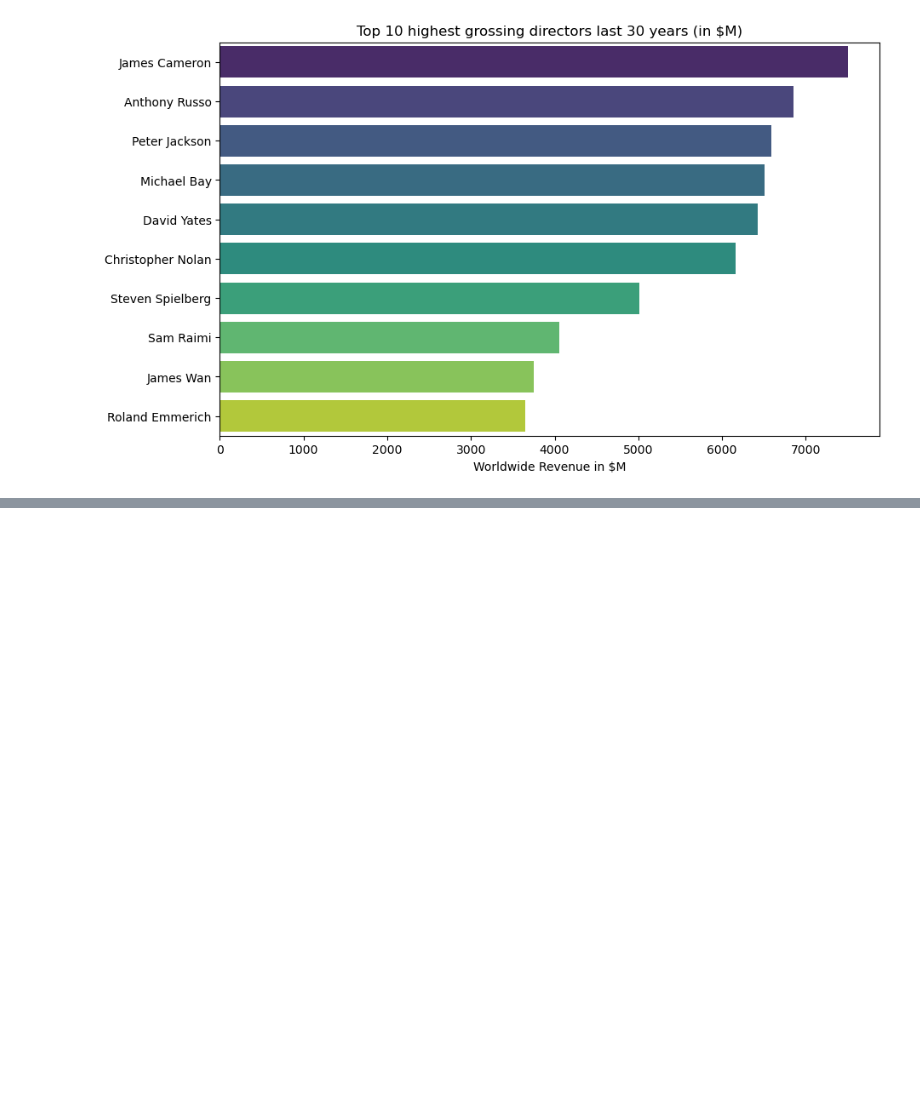
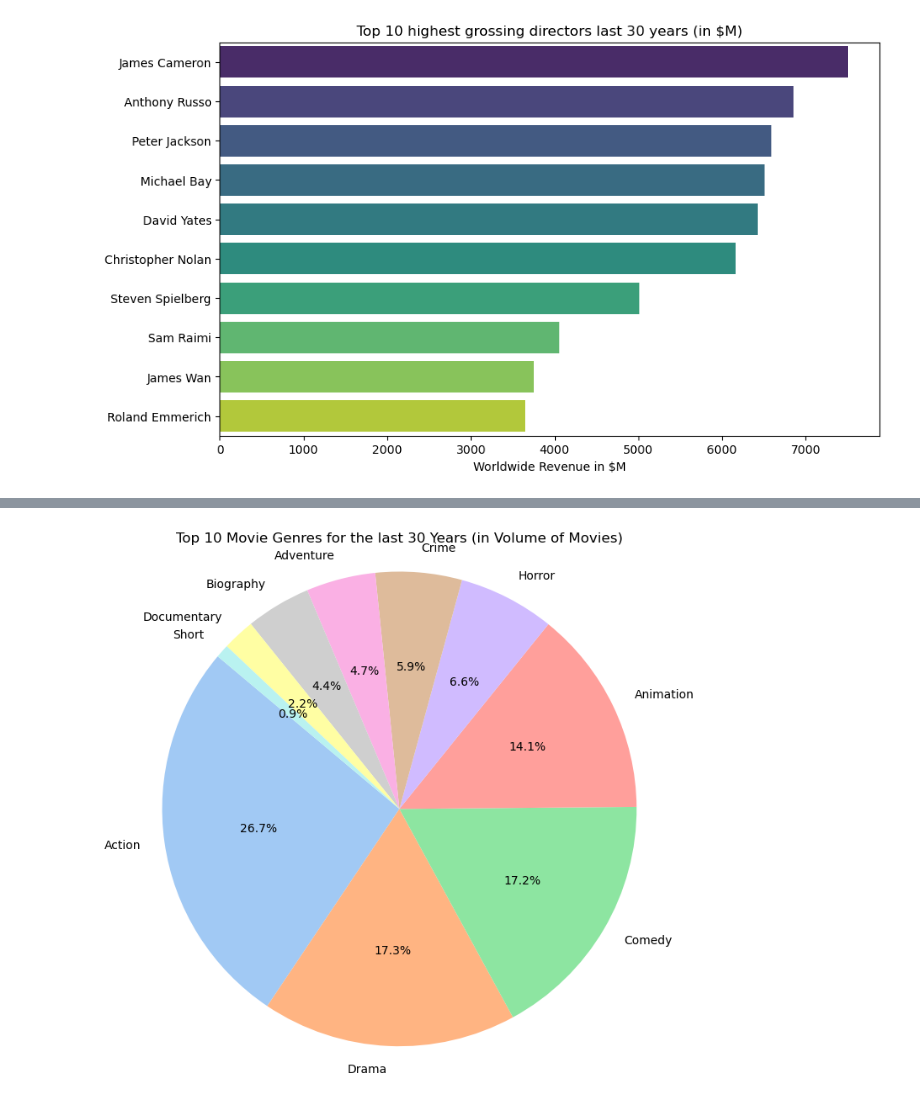
Before and after one commit to BenoitMormede/project-week-3, a Jupyter notebook: movies-project-visualization.ipynb, the cells around one changed output, grey strips where cells are left out. Drawn from its saved outputs; the diff is of its cells as text; code cells hidden in the pictures; blank space fills up the shorter version.

```diff
--- a/movies-project-visualization.ipynb
+++ b/movies-project-visualization.ipynb
@@ -86,0 +84,3 @@ ValueError: cannot insert genre, already exists
+# %%
+top_genres = df['main_genre'].value_counts().head(10)
+top_genres
@@ -86,0 +100,10 @@ ValueError: cannot insert genre, already exists
+# %%
+# Pie chart for the top 10 movie genres
+
+plt.figure(figsize=(8, 8))
+plt.pie(top_genres, labels=top_genres.index, autopct='%1.1f%%', startangle=140, colors=sns.color_palette('pastel'))
+plt.title('Top 10 Movie Genres for the last 30 Years (in Volume of Movies)')
+plt.axis('equal')  # Equal aspect ratio ensures that pie chart is circular
+plt.show()
+# %% [output]
+[figure, added]
```
Also changed, not shown: parts of 5 cells of this notebook.
